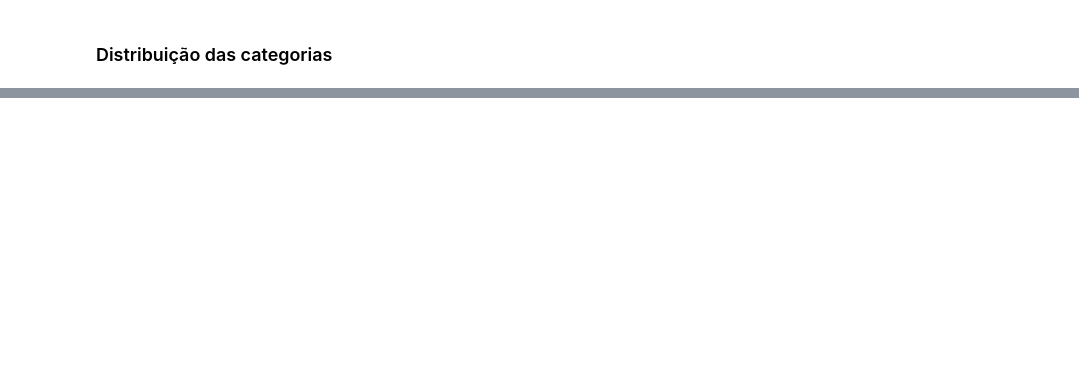
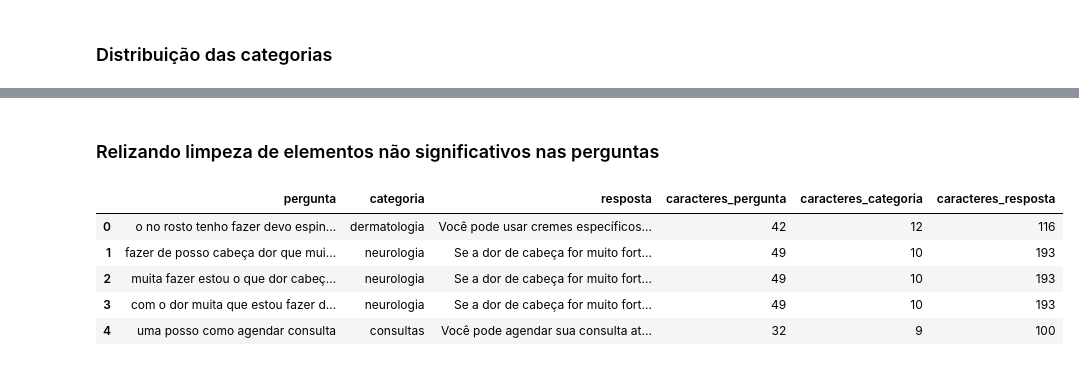
Before and after one commit to jonnathann/portifolio_ra, a Jupyter notebook: notebooks/build_chatbot_traditional_technics.ipynb, the cells around one changed output, grey strips where cells are left out. Cells and saved outputs as stored; diff of their text form; code cells hidden in the pictures; blank space fills up the shorter version.

```diff
--- a/notebooks/build_chatbot_traditional_technics.ipynb
+++ b/notebooks/build_chatbot_traditional_technics.ipynb
@@ -205,0 +190,13 @@ Name: count, dtype: int64
+# %% [markdown]
+### Relizando limpeza de elementos não significativos nas perguntas
+# %%
+# Aplicando o pré-processamento nas perguntas
+df['pergunta'] = df['pergunta'].apply(preprocess_text)
+df.head()
+# %% [output]
+|  | pergunta | categoria | resposta | caracteres_pergunta | caracteres_categoria | caracteres_resposta |
+| 0 | o no rosto tenho fazer devo espin... | dermatologia | Você pode usar cremes específicos... | 42 | 12 | 116 |
+| 1 | fazer de posso cabeça dor que mui... | neurologia | Se a dor de cabeça for muito fort... | 49 | 10 | 193 |
+| 2 | muita fazer estou o que dor cabeç... | neurologia | Se a dor de cabeça for muito fort... | 49 | 10 | 193 |
+| 3 | com o dor muita que estou fazer d... | neurologia | Se a dor de cabeça for muito fort... | 49 | 10 | 193 |
+| 4 | uma posso como agendar consulta | consultas | Você pode agendar sua consulta at... | 32 | 9 | 100 |
```
Also changed, not shown: parts of 30 cells of this notebook, 1 other file.
